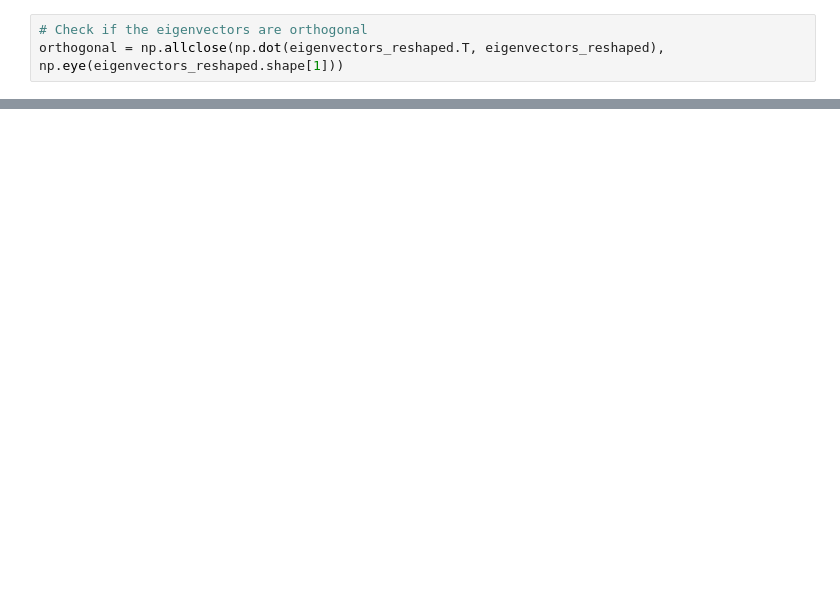
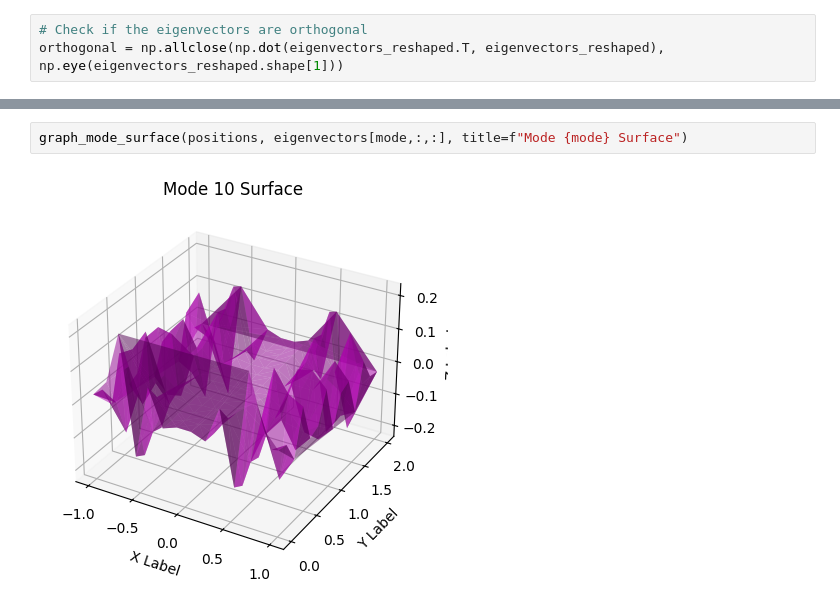
Before and after one commit to JJkrokoder/hydrodynamic_int, a Jupyter notebook: examples/hp_diag/HP_modes.ipynb, the cells around one changed output, grey strips where cells are left out. Saved outputs shown, nothing was run; the diff lists cells and outputs as text; blank space fills up the shorter version.

```diff
--- a/examples/hp_diag/HP_modes.ipynb
+++ b/examples/hp_diag/HP_modes.ipynb
@@ -187,0 +220,4 @@ graph_mode(positions, eigenvectors[10,:,:]*3, title="Eigenvectors of the Hessian
+# %%
+graph_mode_surface(positions, eigenvectors[mode,:,:], title=f"Mode {mode} Surface")
+# %% [output]
+[figure, added]
```
Also changed, not shown: parts of 10 cells of this notebook, 1 other file.
